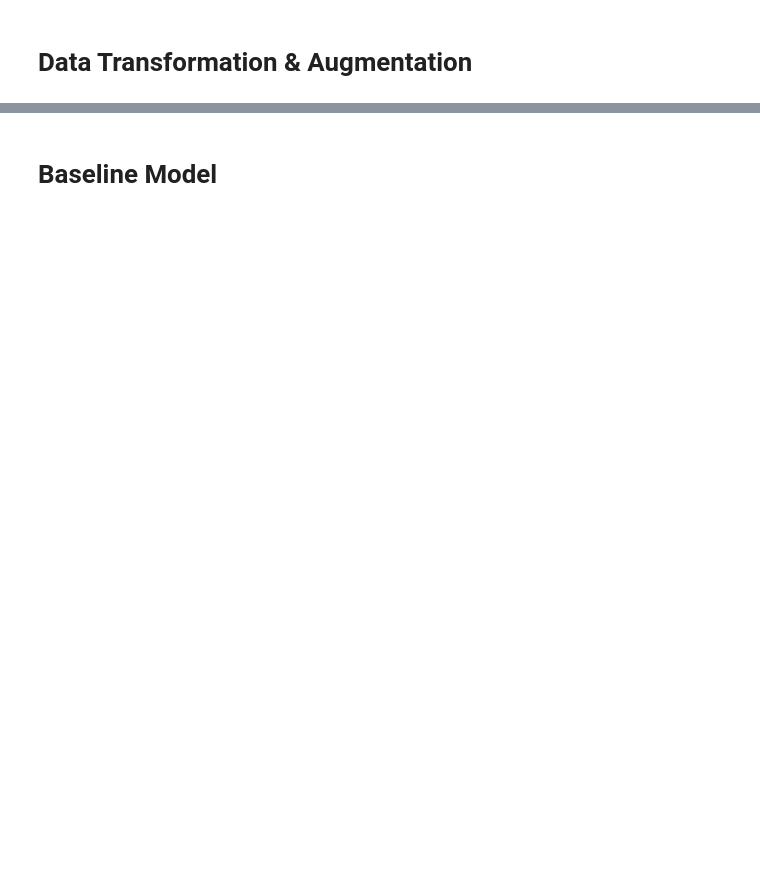
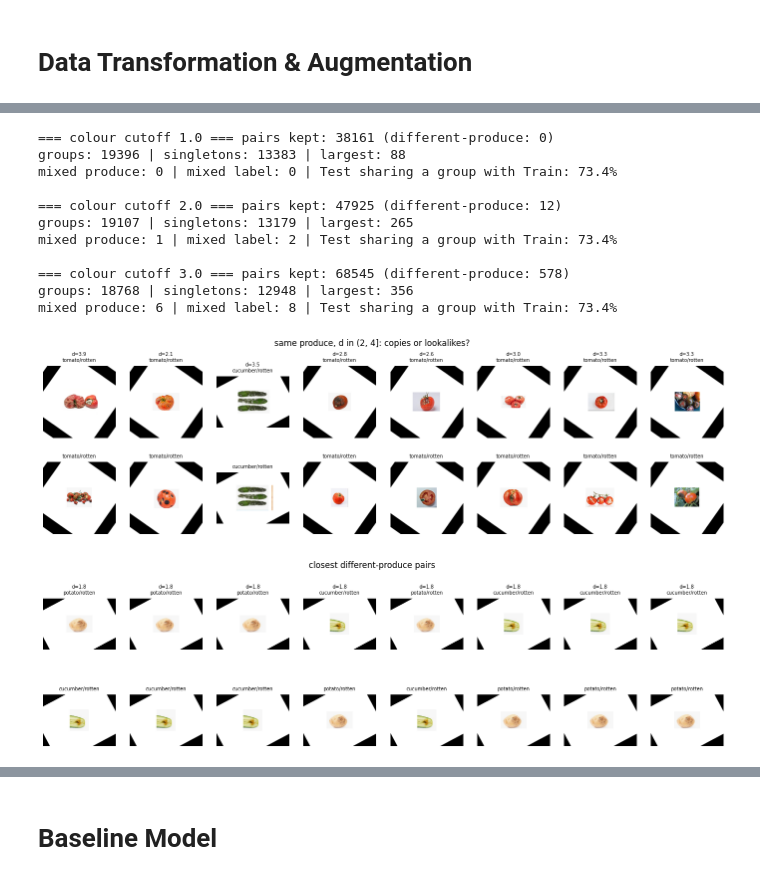
Before and after one commit to sit-sophiahsg/3001-CVDL, a Jupyter notebook: CVDL_Project.ipynb, the cells around one changed output, grey strips where cells are left out. Cells and saved outputs as stored; diff of their text form; code cells hidden in the pictures; blank space fills up the shorter version.

```diff
--- a/CVDL_Project.ipynb
+++ b/CVDL_Project.ipynb
@@ -32,0 +361,57 @@
+# %%
+def regroup_pairs(P):
+    par = np.arange(N)
+    def f(x):
+        while par[x] != x:
+            par[x] = par[par[x]]
+            x = par[x]
+        return x
+    for a, b in P:
+        ra, rb = f(a), f(b)
+        if ra != rb:
+            par[max(ra, rb)] = min(ra, rb)
+    return np.array([f(i) for i in range(N)])
+
+for C in [1.0, 2.0, 3.0]:
+    keep = col_d <= C
+    tmp = df.assign(group=regroup_pairs(pairs[keep]))
+    gg = tmp.groupby('group'); sz = gg.size()
+    tr = set(tmp.loc[tmp.orig_split == 'Train', 'group'])
+    print(f"\n=== colour cutoff {C} === pairs kept: {keep.sum()} "
+          f"(different-produce: {(keep & ~same_prod).sum()})")
+    print(f"groups: {len(sz)} | singletons: {(sz == 1).sum()} | largest: {sz.max()}")
+    print("mixed produce:", (gg.produce.nunique() > 1).sum(),
+          "| mixed label:", (gg.label.nunique() > 1).sum(),
+          "| Test sharing a group with Train:",
+          f"{tmp.loc[tmp.orig_split == 'Test', 'group'].isin(tr).mean():.1%}")
+
+def show_pairs(idx, title):
+    n = len(idx)
+    plt.figure(figsize=(2.2 * n, 4.6))
+    for j, i in enumerate(idx):
+        for r, p in enumerate(pairs[i]):
+            plt.subplot(2, n, r * n + j + 1)
+            plt.imshow(Image.open(df.path[p]).convert('RGB')); plt.axis('off')
+            lbl = f"{df.produce[p]}/{df.label[p]}"
+            plt.title(f"d={col_d[i]:.1f}\n{lbl}" if r == 0 else lbl, fontsize=7)
+    plt.suptitle(title); plt.show()
+
+rng = np.random.default_rng(0)
+band = np.where(same_prod & (col_d > 2) & (col_d <= 4))[0]
+show_pairs(rng.choice(band, 8, replace=False), "same produce, d in (2, 4]: copies or lookalikes?")
+cross = np.where(~same_prod)[0]
+show_pairs(cross[np.argsort(col_d[cross])[:8]], "closest different-produce pairs")
+# %% [output]
+=== colour cutoff 1.0 === pairs kept: 38161 (different-produce: 0)
+groups: 19396 | singletons: 13383 | largest: 88
+mixed produce: 0 | mixed label: 0 | Test sharing a group with Train: 73.4%
+
+=== colour cutoff 2.0 === pairs kept: 47925 (different-produce: 12)
+groups: 19107 | singletons: 13179 | largest: 265
+mixed produce: 1 | mixed label: 2 | Test sharing a group with Train: 73.4%
+
+=== colour cutoff 3.0 === pairs kept: 68545 (different-produce: 578)
+groups: 18768 | singletons: 12948 | largest: 356
+mixed produce: 6 | mixed label: 8 | Test sharing a group with Train: 73.4%
+[figure, added]
+[figure, added]
```
Also changed, not shown: parts of 28 cells of this notebook.
